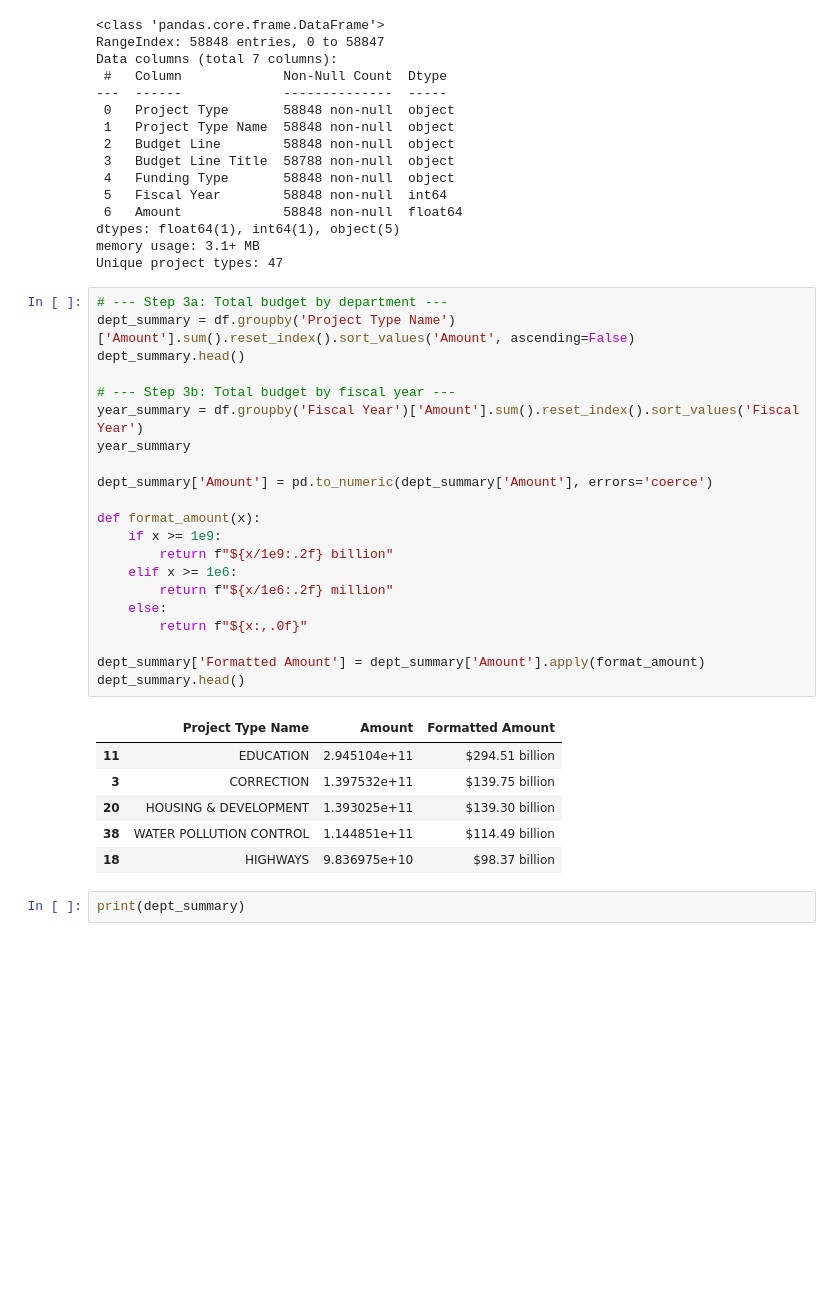
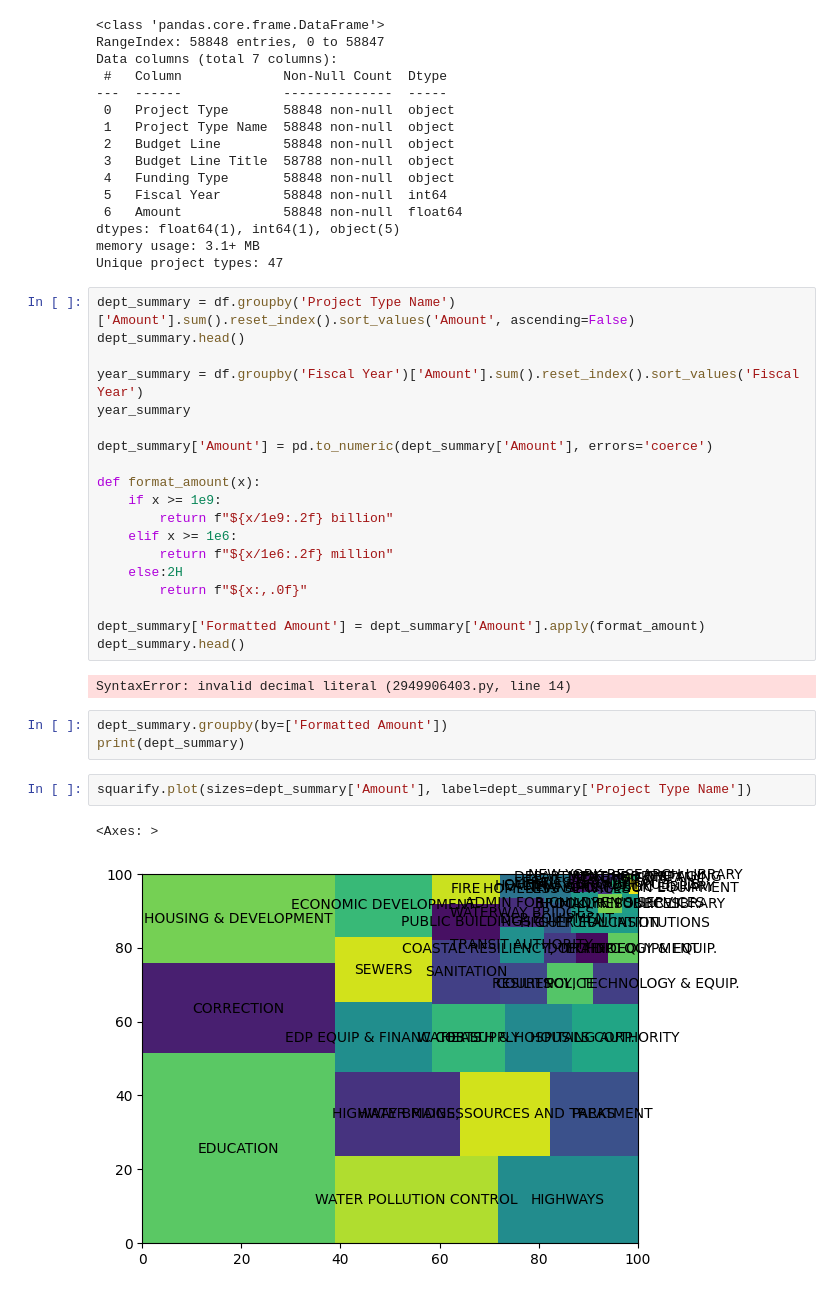
Before and after one commit to DiaA6383/capital_budget_tracker, a Jupyter notebook: notebooks/data_analysis.ipynb, the cells around one changed output. Saved outputs shown, nothing was run; the diff lists cells and outputs as text; blank space fills up the shorter version.

Commit message:
squarify

```diff
--- a/notebooks/data_analysis.ipynb
+++ b/notebooks/data_analysis.ipynb
@@ -34,11 +36,9 @@ dtypes: float64(1), int64(1), object(5)
 memory usage: 3.1+ MB
 Unique project types: 47
 # %%
-# --- Step 3a: Total budget by department ---
 dept_summary = df.groupby('Project Type Name')['Amount'].sum().reset_index().sort_values('Amount', ascending=False)
 dept_summary.head()
 
-# --- Step 3b: Total budget by fiscal year ---
 year_summary = df.groupby('Fiscal Year')['Amount'].sum().reset_index().sort_values('Fiscal Year')
 year_summary
 
@@ -49,17 +49,18 @@ def format_amount(x):
         return f"${x/1e9:.2f} billion"
     elif x >= 1e6:
         return f"${x/1e6:.2f} million"
-    else:
+    else:2H
         return f"${x:,.0f}"
 
 dept_summary['Formatted Amount'] = dept_summary['Amount'].apply(format_amount)
 dept_summary.head()
 # %% [output]
-|  | Project Type Name | Amount | Formatted Amount |
-| 11 | EDUCATION | 2.945104e+11 | $294.51 billion |
-| 3 | CORRECTION | 1.397532e+11 | $139.75 billion |
-| 20 | HOUSING & DEVELOPMENT | 1.393025e+11 | $139.30 billion |
-| 38 | WATER POLLUTION CONTROL | 1.144851e+11 | $114.49 billion |
-| 18 | HIGHWAYS | 9.836975e+10 | $98.37 billion |
+SyntaxError: invalid decimal literal (2949906403.py, line 14)
 # %%
+dept_summary.groupby(by=['Formatted Amount'])
 print(dept_summary)
+# %%
+squarify.plot(sizes=dept_summary['Amount'], label=dept_summary['Project Type Name'])
+# %% [output]
+<Axes: >
+[figure, added]
```
Also changed, not shown: parts of 1 cell of this notebook.
